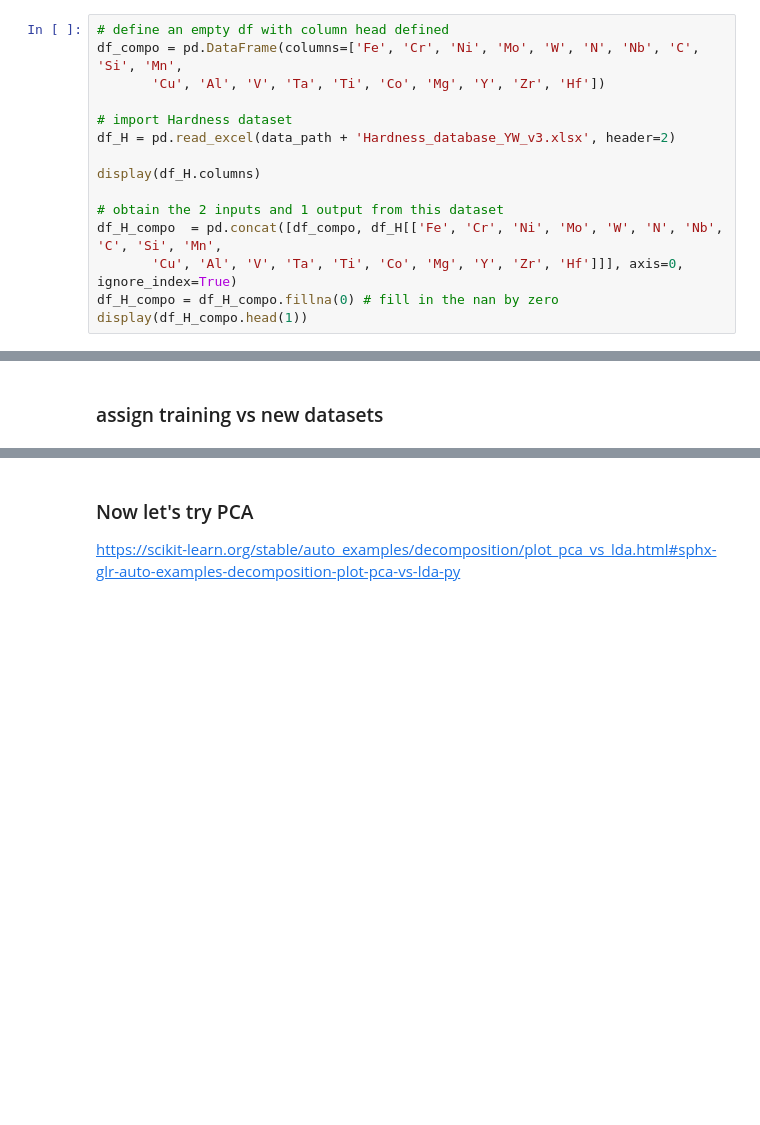
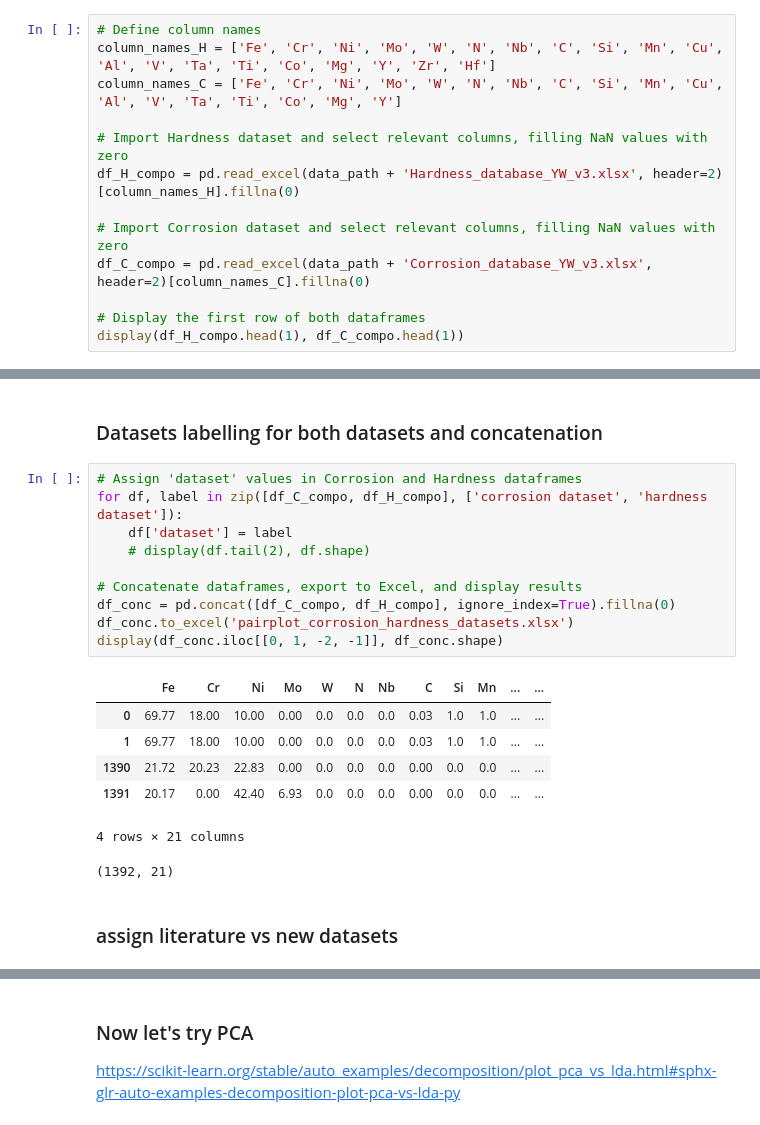
Before and after one commit to YXWU2014/CCA_representation_ML, a Jupyter notebook: Dataset_EDA_Pairplot_PCA_Mahalanobis/EDA_PCA_Mahalanobis.ipynb, the cells around one changed output, grey strips where cells are left out. Drawn from its saved outputs; the diff is of its cells as text; blank space fills up the shorter version.

```diff
--- a/Dataset_EDA_Pairplot_PCA_Mahalanobis/Pairplot_PCA_Mahalanobis_full_new.ipynb
+++ b/Dataset_EDA_Pairplot_PCA_Mahalanobis/EDA_PCA_Mahalanobis.ipynb
@@ -21,16 +33,14 @@ display(os.path.isfile(data_path+'Hardness_database_YW_v3.xlsx'))
 # %%
-# define an empty df with column head defined
-df_compo = pd.DataFrame(columns=['Fe', 'Cr', 'Ni', 'Mo', 'W', 'N', 'Nb', 'C', 'Si', 'Mn',
-       'Cu', 'Al', 'V', 'Ta', 'Ti', 'Co', 'Mg', 'Y', 'Zr', 'Hf'])
+# Define column names
+column_names_H = ['Fe', 'Cr', 'Ni', 'Mo', 'W', 'N', 'Nb', 'C', 'Si', 'Mn', 'Cu', 'Al', 'V', 'Ta', 'Ti', 'Co', 'Mg', 'Y', 'Zr', 'Hf']
+column_names_C = ['Fe', 'Cr', 'Ni', 'Mo', 'W', 'N', 'Nb', 'C', 'Si', 'Mn', 'Cu', 'Al', 'V', 'Ta', 'Ti', 'Co', 'Mg', 'Y']
 
-# import Hardness dataset
-df_H = pd.read_excel(data_path + 'Hardness_database_YW_v3.xlsx', header=2)
+# Import Hardness dataset and select relevant columns, filling NaN values with zero
+df_H_compo = pd.read_excel(data_path + 'Hardness_database_YW_v3.xlsx', header=2)[column_names_H].fillna(0)
 
-display(df_H.columns)
+# Import Corrosion dataset and select relevant columns, filling NaN values with zero
+df_C_compo = pd.read_excel(data_path + 'Corrosion_database_YW_v3.xlsx', header=2)[column_names_C].fillna(0)
 
-# obtain the 2 inputs and 1 output from this dataset
-df_H_compo  = pd.concat([df_compo, df_H[['Fe', 'Cr', 'Ni', 'Mo', 'W', 'N', 'Nb', 'C', 'Si', 'Mn',
-       'Cu', 'Al', 'V', 'Ta', 'Ti', 'Co', 'Mg', 'Y', 'Zr', 'Hf']]], axis=0, ignore_index=True)
-df_H_compo = df_H_compo.fillna(0) # fill in the nan by zero
-display(df_H_compo.head(1))
+# Display the first row of both dataframes
+display(df_H_compo.head(1), df_C_compo.head(1))
 # %% [output]
@@ -99,3 +70,23 @@ display(df_compo_new_KW99.head(1))
+# %% [markdown]
+### Datasets labelling for both datasets and concatenation
+# %%
+# Assign 'dataset' values in Corrosion and Hardness dataframes
+for df, label in zip([df_C_compo, df_H_compo], ['corrosion dataset', 'hardness dataset']):
+    df['dataset'] = label
+    # display(df.tail(2), df.shape)
+
+# Concatenate dataframes, export to Excel, and display results
+df_conc = pd.concat([df_C_compo, df_H_compo], ignore_index=True).fillna(0)
+df_conc.to_excel('pairplot_corrosion_hardness_datasets.xlsx')
+display(df_conc.iloc[[0, 1, -2, -1]], df_conc.shape)
+# %% [output]
+|  | Fe | Cr | Ni | Mo | W | N | Nb | C | Si | Mn | ... | ... |
+| 0 | 69.77 | 18.00 | 10.00 | 0.00 | 0.0 | 0.0 | 0.0 | 0.03 | 1.0 | 1.0 | ... | ... |
+| 1 | 69.77 | 18.00 | 10.00 | 0.00 | 0.0 | 0.0 | 0.0 | 0.03 | 1.0 | 1.0 | ... | ... |
+| 1390 | 21.72 | 20.23 | 22.83 | 0.00 | 0.0 | 0.0 | 0.0 | 0.00 | 0.0 | 0.0 | ... | ... |
+| 1391 | 20.17 | 0.00 | 42.40 | 6.93 | 0.0 | 0.0 | 0.0 | 0.00 | 0.0 | 0.0 | ... | ... |
+4 rows × 21 columns
+(1392, 21)
 # %% [markdown]
-### assign training vs new datasets
+### assign literature vs new datasets
 # %%
```
Also changed, not shown: parts of 16 cells of this notebook, 2 other files.
